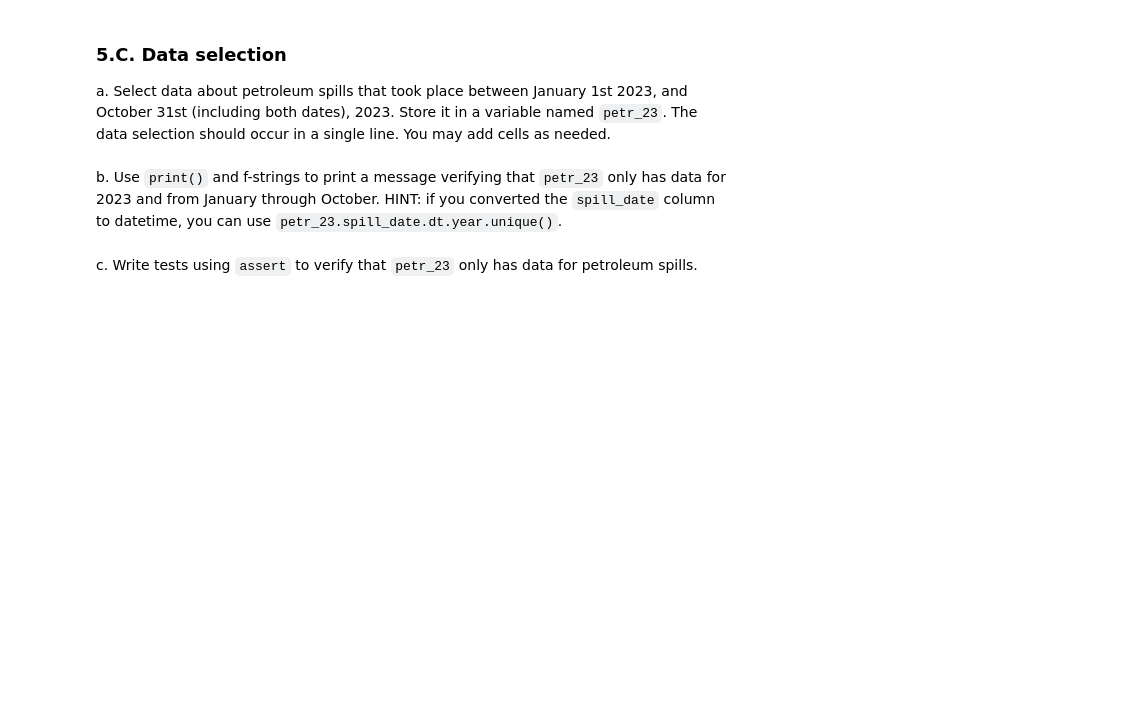
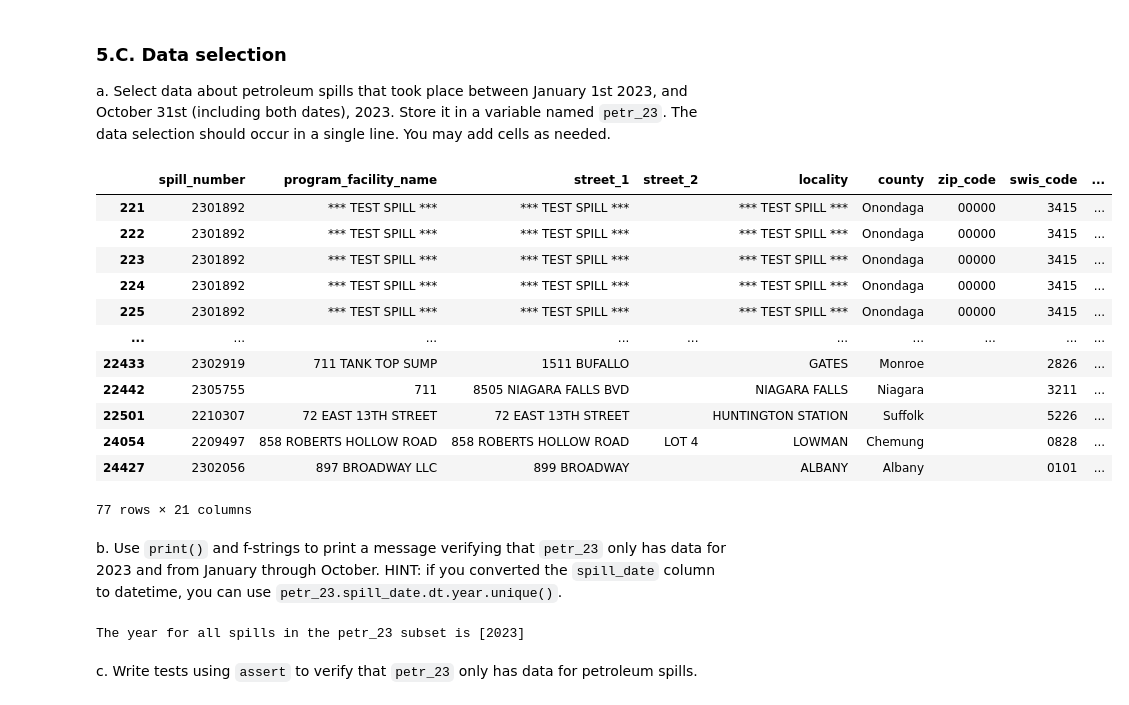
Before and after one commit to kylienewcomer/eds220-hwk3, a Jupyter notebook: hwk3-task1-spills.ipynb, the cells around one changed output. Drawn from its saved outputs; the diff is of its cells as text; code cells hidden in the pictures; blank space fills up the shorter version.

Commit message:
Finish spill data cleaning

```diff
--- a/hwk3-task1-spills.ipynb
+++ b/hwk3-task1-spills.ipynb
@@ -172,3 +176,15 @@ Index(['spill_number', 'program_facility_name', 'street_1', 'street_2',
 <!-- BEGIN QUESTION -->
 
 b. Update column data types as needed *for this analysis*.
+# %%
+# Change date columns to datetime objects
+spills['spill_date'] = pd.to_datetime(spills['spill_date'])
+spills['received_date'] = pd.to_datetime(spills['received_date'])
+spills['close_date'] = pd.to_datetime(spills['close_date'])
+
+# Change numeric columns to integers
+spills['spill_number'] = pd.to_numeric(spills['spill_number'])
+#spills['zip_code'] = pd.to_numeric(spills['zip_code'])
+#spills['quantity'] = pd.to_numeric(spills['quantity'])
+
+spills.dtypes
@@ -180,6 +214,25 @@ b. Update column data types as needed *for this analysis*.
 ### 5.C. Data selection
 
 a. Select data about petroleum spills that took place between January 1st 2023, and October 31st (including both dates), 2023. Store it in a variable named `petr_23`. The data selection should occur in a single line. You may add cells as needed.
+# %%
+petr_23 = spills[(spills['spill_date'] >= "01/01/2023") & (spills['spill_date'] <= "10/31/2023") & (spills['material_family'] == "Petroleum")]
+# Selecting dates from 1/1/23 to 10/31/23
+# %%
+petr_23
+# %% [output]
+|  | spill_number | program_facility_name | street_1 | street_2 | locality | county | zip_code | swis_code | ... |
+| 221 | 2301892 | *** TEST SPILL *** | *** TEST SPILL *** |  | *** TEST SPILL *** | Onondaga | 00000 | 3415 | ... |
+| 222 | 2301892 | *** TEST SPILL *** | *** TEST SPILL *** |  | *** TEST SPILL *** | Onondaga | 00000 | 3415 | ... |
+| 223 | 2301892 | *** TEST SPILL *** | *** TEST SPILL *** |  | *** TEST SPILL *** | Onondaga | 00000 | 3415 | ... |
+| 224 | 2301892 | *** TEST SPILL *** | *** TEST SPILL *** |  | *** TEST SPILL *** | Onondaga | 00000 | 3415 | ... |
+| 225 | 2301892 | *** TEST SPILL *** | *** TEST SPILL *** |  | *** TEST SPILL *** | Onondaga | 00000 | 3415 | ... |
+| ... | ... | ... | ... | ... | ... | ... | ... | ... | ... |
+| 22433 | 2302919 | 711 TANK TOP SUMP | 1511 BUFALLO |  | GATES | Monroe |  | 2826 | ... |
+| 22442 | 2305755 | 711 | 8505 NIAGARA FALLS BVD |  | NIAGARA FALLS | Niagara |  | 3211 | ... |
+| 22501 | 2210307 | 72 EAST 13TH STREET | 72 EAST 13TH STREET |  | HUNTINGTON STATION | Suffolk |  | 5226 | ... |
+| 24054 | 2209497 | 858 ROBERTS HOLLOW ROAD | 858 ROBERTS HOLLOW ROAD | LOT 4 | LOWMAN | Chemung |  | 0828 | ... |
+| 24427 | 2302056 | 897 BROADWAY LLC | 899 BROADWAY |  | ALBANY | Albany |  | 0101 | ... |
+77 rows × 21 columns
 # %% [markdown]
 <!-- END QUESTION -->
 
@@ -187,6 +240,12 @@ a. Select data about petroleum spills that took place between January 1st 2023,
 
 b. Use `print()` and f-strings to print a message verifying that `petr_23` only has data for 2023 and from January through October.
 HINT: if you converted the `spill_date` column to datetime, you can use `petr_23.spill_date.dt.year.unique()`.
+# %%
+unique_dates = petr_23.spill_date.dt.year.unique()
+
+print(f'The year for all spills in the petr_23 subset is {unique_dates}')
+# %% [output]
+The year for all spills in the petr_23 subset is [2023]
 # %% [markdown]
 <!-- END QUESTION -->
 
```
Also changed, not shown: parts of 3 cells of this notebook.
